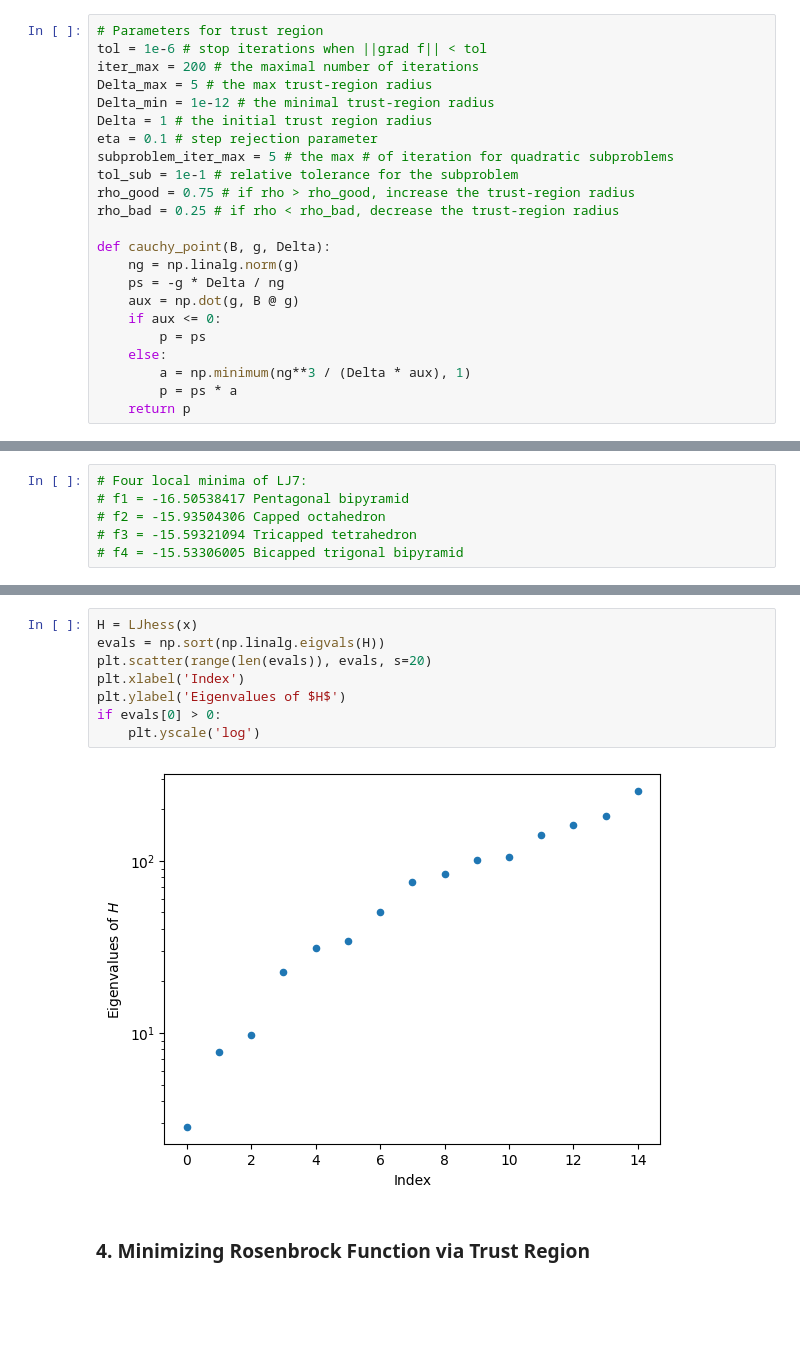
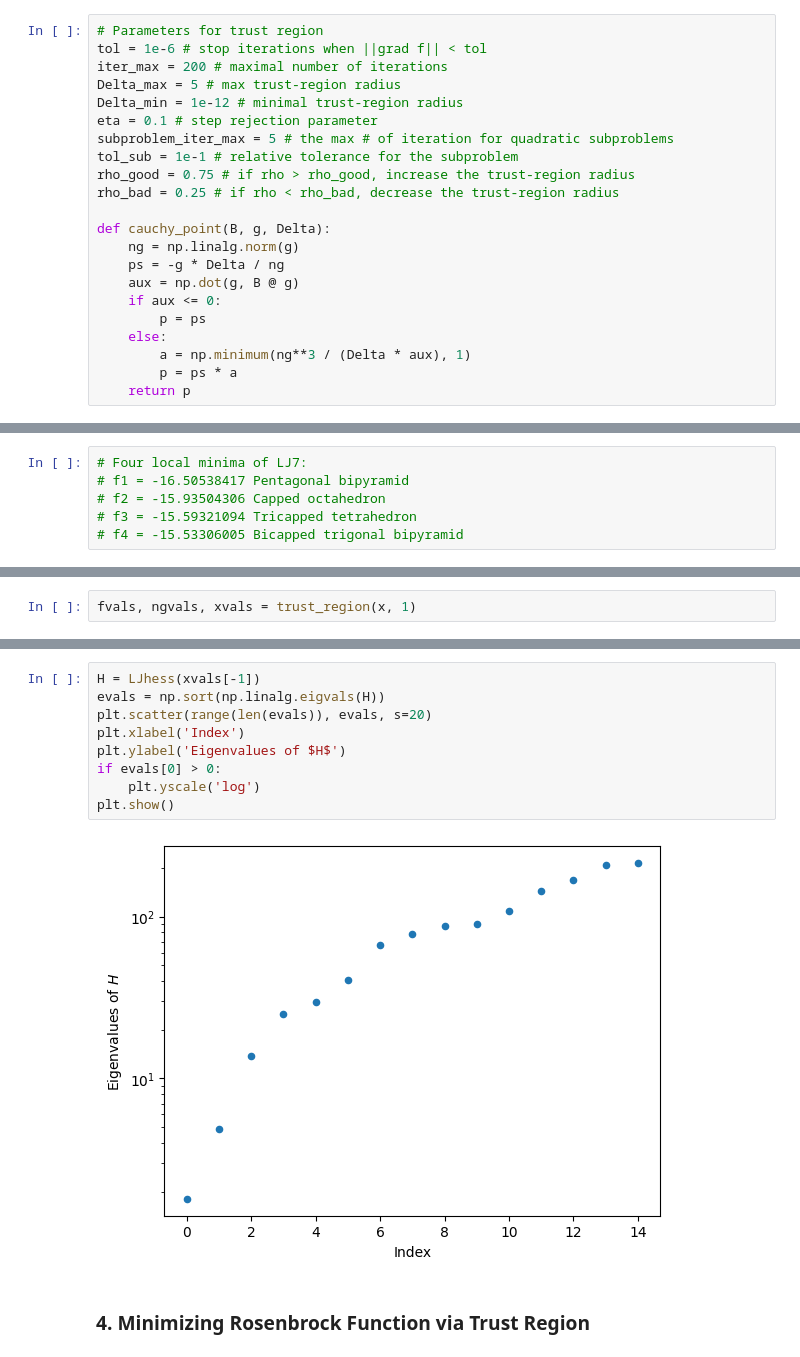
Before and after one commit to elijahkin/amsc660, a Jupyter notebook: hw11/hw11.ipynb, the cells around one changed output, grey strips where cells are left out. Cells and saved outputs as stored; diff of their text form; blank space fills up the shorter version.

```diff
--- a/hw11/hw11.ipynb
+++ b/hw11/hw11.ipynb
@@ -6,10 +6,9 @@ from LJhelpers import *
 # %%
 # Parameters for trust region
 tol = 1e-6 # stop iterations when ||grad f|| < tol
-iter_max = 200 # the maximal number of iterations
-Delta_max = 5 # the max trust-region radius
-Delta_min = 1e-12 # the minimal trust-region radius
-Delta = 1 # the initial trust region radius
+iter_max = 200 # maximal number of iterations
+Delta_max = 5 # max trust-region radius
+Delta_min = 1e-12 # minimal trust-region radius
 eta = 0.1 # step rejection parameter
 subproblem_iter_max = 5 # the max # of iteration for quadratic subproblems
 tol_sub = 1e-1 # relative tolerance for the subproblem
@@ -176,0 +136,2 @@ Accept: iter 32: f = -15.5330600546, |df| = 1.0567e-10, rho = 9.9829e-01, Delta
+# %%
+fvals, ngvals, xvals = trust_region(x, 1)
@@ -191,12 +171,13 @@ plt.yscale('log')
 # %%
-H = LJhess(x)
+H = LJhess(xvals[-1])
 evals = np.sort(np.linalg.eigvals(H))
 plt.scatter(range(len(evals)), evals, s=20)
 plt.xlabel('Index')
 plt.ylabel('Eigenvalues of $H$')
 if evals[0] > 0:
     plt.yscale('log')
+plt.show()
 # %% [output]
-[figure, old version]
+[figure, new version]
 # %% [markdown]
 ### 4. Minimizing Rosenbrock Function via Trust Region
```
Also changed, not shown: parts of 9 cells of this notebook.
